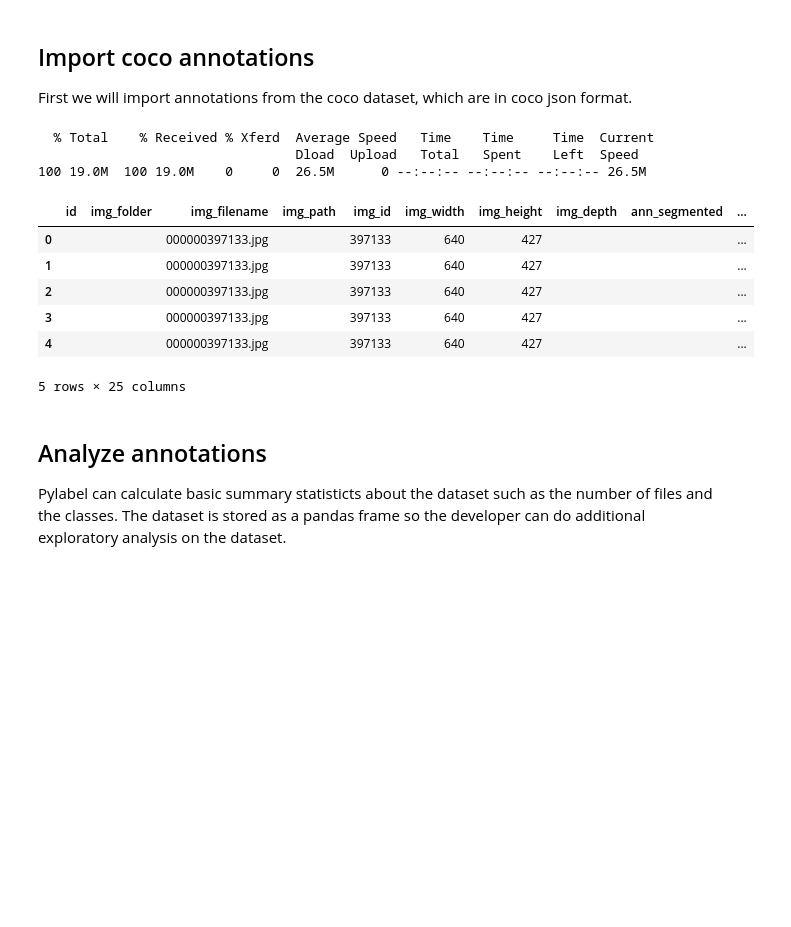
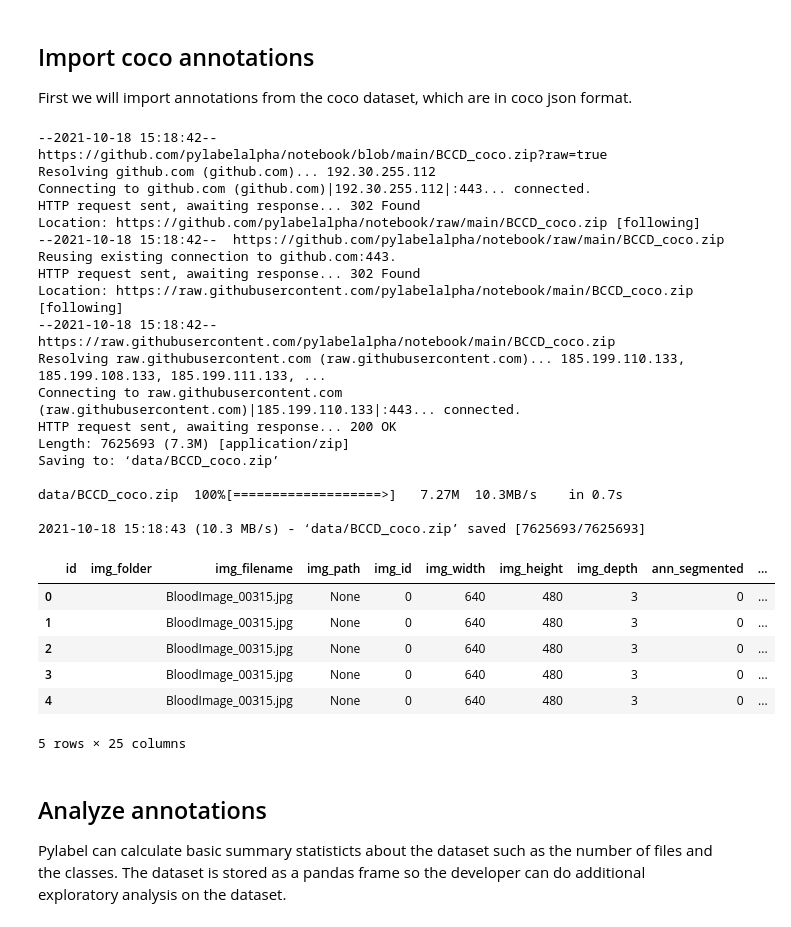
Before and after one commit to pylabel-project/pylabel, a Jupyter notebook: coco2yolov5.ipynb, the cells around one changed output. Drawn from its saved outputs; the diff is of its cells as text; code cells hidden in the pictures; blank space fills up the shorter version.

Commit message:
Fixed coco

```diff
--- a/coco2yolov5.ipynb
+++ b/coco2yolov5.ipynb
@@ -12,25 +12,49 @@ First we will import annotations from the coco dataset, which are in coco json f
 # %%
 #Download the annotation file
 #!mkdir data/
 import os
+import zipfile
 
-os.makedirs("data", exist_ok=True)
-!curl https://raw.githubusercontent.com/pylabelalpha/notebook/main/coco_instances_val2017.json --output data/coco_instances_val2017.json
-coco_annnotations = "data/coco_instances_val2017.json"
+#os.makedirs("data", exist_ok=True)
+
+#Download small subset of coco dataset
+!wget "https://github.com/pylabelalpha/notebook/blob/main/BCCD_coco.zip?raw=true" -O data/BCCD_coco.zip
+
+with zipfile.ZipFile("data/BCCD_coco.zip", 'r') as zip_ref:
+   zip_ref.extractall("data")
+
+path_to_annotations = "data/BCCD_Dataset.json"
+path_to_images = ""
 
 #Import the dataset into the pylable schema
-dataset = importer.ImportCoco(coco_annnotations)
+dataset = importer.ImportCoco(path_to_annotations, path_to_images=path_to_images, name="BCCD_coco")
 dataset.df.head(5)
 # %% [output]
-  % Total    % Received % Xferd  Average Speed   Time    Time     Time  Current
-                                 Dload  Upload   Total   Spent    Left  Speed
-100 19.0M  100 19.0M    0     0  26.5M      0 --:--:-- --:--:-- --:--:-- 26.5M
+--2021-10-18 15:18:42--  https://github.com/pylabelalpha/notebook/blob/main/BCCD_coco.zip?raw=true
+Resolving github.com (github.com)... 192.30.255.112
+Connecting to github.com (github.com)|192.30.255.112|:443... connected.
+HTTP request sent, awaiting response... 302 Found
+Location: https://github.com/pylabelalpha/notebook/raw/main/BCCD_coco.zip [following]
+--2021-10-18 15:18:42--  https://github.com/pylabelalpha/notebook/raw/main/BCCD_coco.zip
+Reusing existing connection to github.com:443.
+HTTP request sent, awaiting response... 302 Found
+Location: https://raw.githubusercontent.com/pylabelalpha/notebook/main/BCCD_coco.zip [following]
+--2021-10-18 15:18:42--  https://raw.githubusercontent.com/pylabelalpha/notebook/main/BCCD_coco.zip
+Resolving raw.githubusercontent.com (raw.githubusercontent.com)... 185.199.110.133, 185.199.108.133, 185.199.111.133, ...
+Connecting to raw.githubusercontent.com (raw.githubusercontent.com)|185.199.110.133|:443... connected.
+HTTP request sent, awaiting response... 200 OK
+Length: 7625693 (7.3M) [application/zip]
+Saving to: ‘data/BCCD_coco.zip’
+
+data/BCCD_coco.zip  100%[===================>]   7.27M  10.3MB/s    in 0.7s
+
+2021-10-18 15:18:43 (10.3 MB/s) - ‘data/BCCD_coco.zip’ saved [7625693/7625693]
 |  | id | img_folder | img_filename | img_path | img_id | img_width | img_height | img_depth | ann_segmented | ... |
-| 0 |  |  | 000000397133.jpg |  | 397133 | 640 | 427 |  |  | ... |
-| 1 |  |  | 000000397133.jpg |  | 397133 | 640 | 427 |  |  | ... |
-| 2 |  |  | 000000397133.jpg |  | 397133 | 640 | 427 |  |  | ... |
-| 3 |  |  | 000000397133.jpg |  | 397133 | 640 | 427 |  |  | ... |
-| 4 |  |  | 000000397133.jpg |  | 397133 | 640 | 427 |  |  | ... |
+| 0 |  |  | BloodImage_00315.jpg | None | 0 | 640 | 480 | 3 | 0 | ... |
+| 1 |  |  | BloodImage_00315.jpg | None | 0 | 640 | 480 | 3 | 0 | ... |
+| 2 |  |  | BloodImage_00315.jpg | None | 0 | 640 | 480 | 3 | 0 | ... |
+| 3 |  |  | BloodImage_00315.jpg | None | 0 | 640 | 480 | 3 | 0 | ... |
+| 4 |  |  | BloodImage_00315.jpg | None | 0 | 640 | 480 | 3 | 0 | ... |
 5 rows × 25 columns
 # %% [markdown]
 ## Analyze annotations
```
Also changed, not shown: parts of 6 cells of this notebook, 1 other file.
